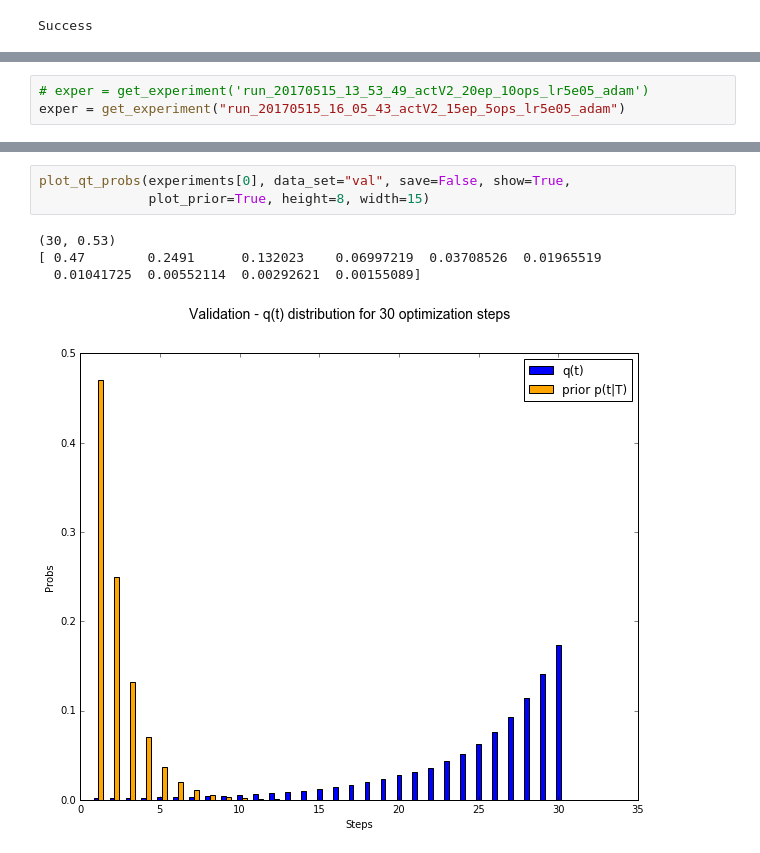
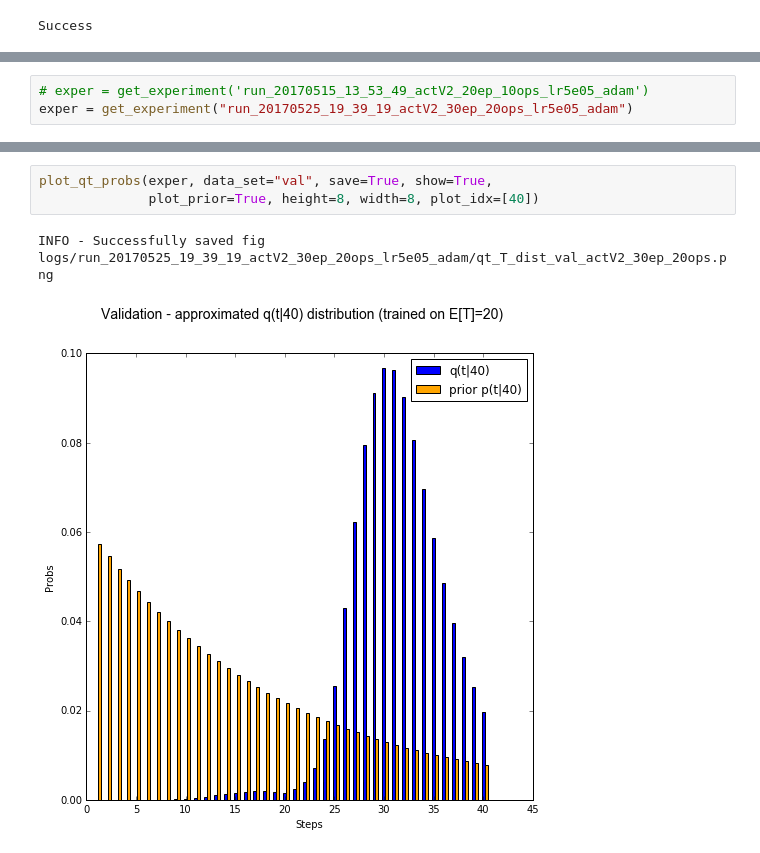
Before and after one commit to toologicbv/meta_learner, a Jupyter notebook: 2dquad_results_20170514.ipynb, the cells around one changed output, grey strips where cells are left out. Saved outputs shown, nothing was run; the diff lists cells and outputs as text.

```diff
--- a/2dquad_results_20170514.ipynb
+++ b/2dquad_results_20170514.ipynb
@@ -231,4 +221,4 @@ OrderedDict([(1, array([ 0.])),
 # %%
 # exper = get_experiment('run_20170515_13_53_49_actV2_20ep_10ops_lr5e05_adam')
-exper = get_experiment("run_20170515_16_05_43_actV2_15ep_5ops_lr5e05_adam")
+exper = get_experiment("run_20170525_19_39_19_actV2_30ep_20ops_lr5e05_adam")
 # %%
@@ -240,8 +230,6 @@ INFO - Successfully saved fig logs/run_20170515_16_05_43_actV2_15ep_5ops_lr5e05_
 # %%
-plot_qt_probs(experiments[0], data_set="val", save=False, show=True,
-              plot_prior=True, height=8, width=15)
+plot_qt_probs(exper, data_set="val", save=True, show=True,
+              plot_prior=True, height=8, width=8, plot_idx=[40])
 # %% [output]
-(30, 0.53)
-[ 0.47        0.2491      0.132023    0.06997219  0.03708526  0.01965519
-  0.01041725  0.00552114  0.00292621  0.00155089]
+INFO - Successfully saved fig logs/run_20170525_19_39_19_actV2_30ep_20ops_lr5e05_adam/qt_T_dist_val_actV2_30ep_20ops.png
-[figure, old version]
+[figure, new version]
```
Also changed, not shown: parts of 16 cells of this notebook, 10 other files.
